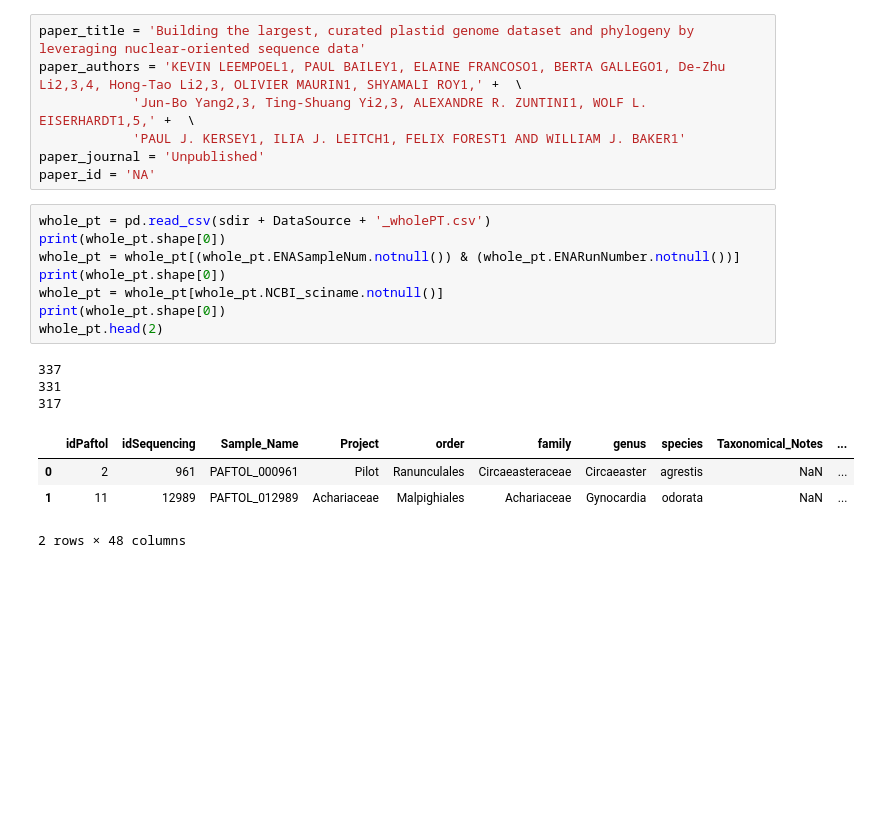
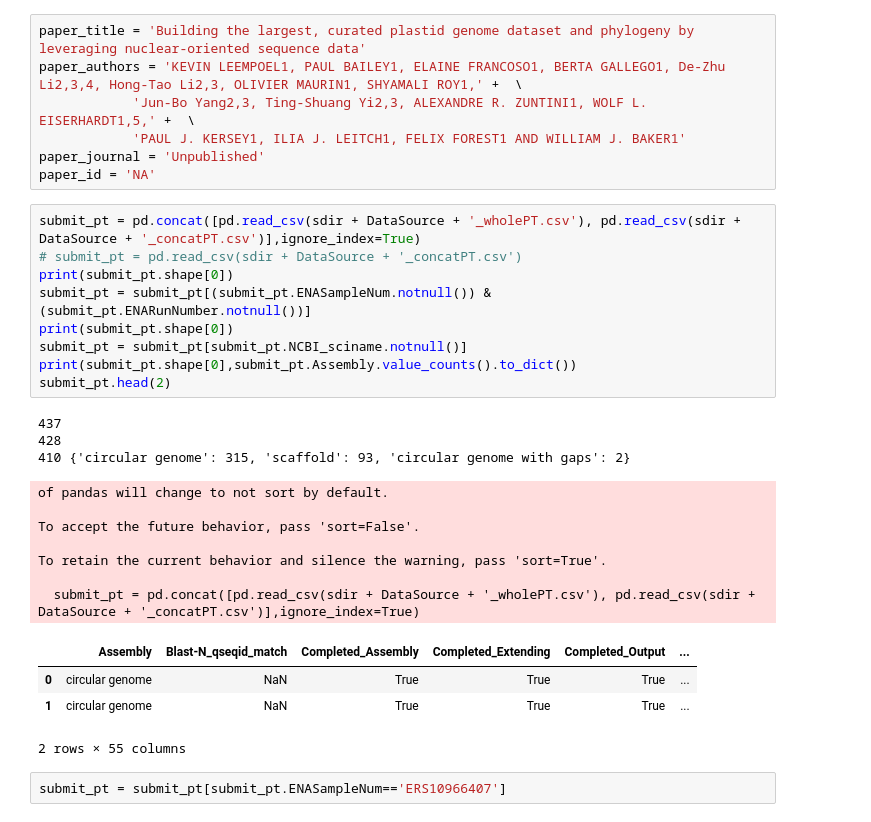
Before and after one commit to RBGKew/cpDNA, a Jupyter notebook: ENA_plastome_submission.ipynb, the cells around one changed output. Cells and saved outputs as stored; diff of their text form; blank space fills up the shorter version.

```diff
--- a/ENA_plastome_submission.ipynb
+++ b/ENA_plastome_submission.ipynb
@@ -176,18 +246,28 @@ paper_authors = 'KEVIN LEEMPOEL1, PAUL BAILEY1, ELAINE FRANCOSO1, BERTA GALLEGO1
 paper_journal = 'Unpublished'
 paper_id = 'NA'
 # %%
-whole_pt = pd.read_csv(sdir + DataSource + '_wholePT.csv')
-print(whole_pt.shape[0])
-whole_pt = whole_pt[(whole_pt.ENASampleNum.notnull()) & (whole_pt.ENARunNumber.notnull())]
-print(whole_pt.shape[0])
-whole_pt = whole_pt[whole_pt.NCBI_sciname.notnull()]
-print(whole_pt.shape[0])
-whole_pt.head(2)
+submit_pt = pd.concat([pd.read_csv(sdir + DataSource + '_wholePT.csv'), pd.read_csv(sdir + DataSource + '_concatPT.csv')],ignore_index=True)
+# submit_pt = pd.read_csv(sdir + DataSource + '_concatPT.csv')
+print(submit_pt.shape[0])
+submit_pt = submit_pt[(submit_pt.ENASampleNum.notnull()) & (submit_pt.ENARunNumber.notnull())]
+print(submit_pt.shape[0])
+submit_pt = submit_pt[submit_pt.NCBI_sciname.notnull()]
+print(submit_pt.shape[0],submit_pt.Assembly.value_counts().to_dict())
+submit_pt.head(2)
 # %% [output]
-337
-331
-317
+437
+428
+410 {'circular genome': 315, 'scaffold': 93, 'circular genome with gaps': 2}
+of pandas will change to not sort by default.
+
+To accept the future behavior, pass 'sort=False'.
+
+To retain the current behavior and silence the warning, pass 'sort=True'.
+
+  submit_pt = pd.concat([pd.read_csv(sdir + DataSource + '_wholePT.csv'), pd.read_csv(sdir + DataSource + '_concatPT.csv')],ignore_index=True)
-|  | idPaftol | idSequencing | Sample_Name | Project | order | family | genus | species | Taxonomical_Notes | ... |
-| 0 | 2 | 961 | PAFTOL_000961 | Pilot | Ranunculales | Circaeasteraceae | Circaeaster | agrestis | NaN | ... |
-| 1 | 11 | 12989 | PAFTOL_012989 | Achariaceae | Malpighiales | Achariaceae | Gynocardia | odorata | NaN | ... |
+|  | Assembly | Blast-N_qseqid_match | Completed_Assembly | Completed_Extending | Completed_Output | ... |
+| 0 | circular genome | NaN | True | True | True | ... |
+| 1 | circular genome | NaN | True | True | True | ... |
-2 rows × 48 columns
+2 rows × 55 columns
+# %%
+submit_pt = submit_pt[submit_pt.ENASampleNum=='ERS10966407']
```
Also changed, not shown: parts of 27 cells of this notebook.
